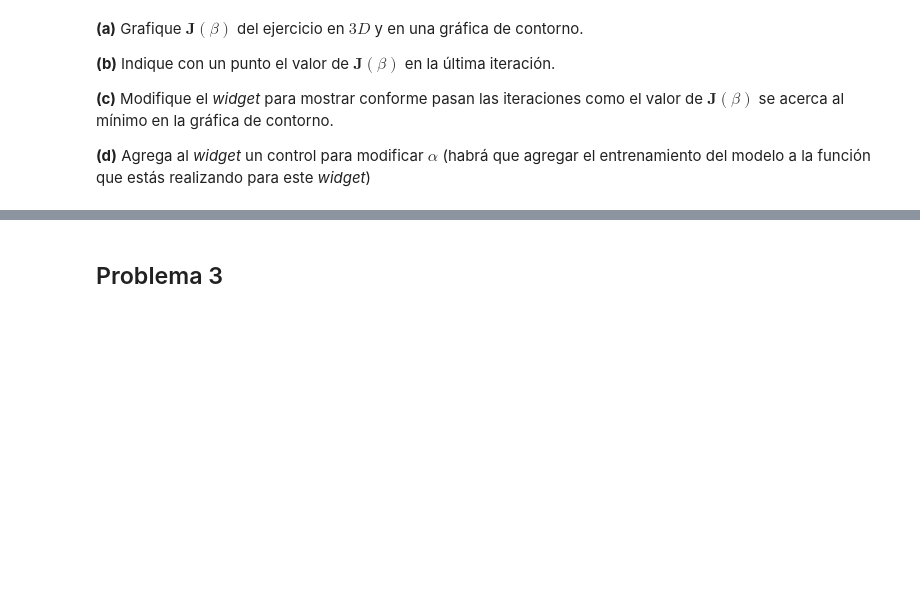
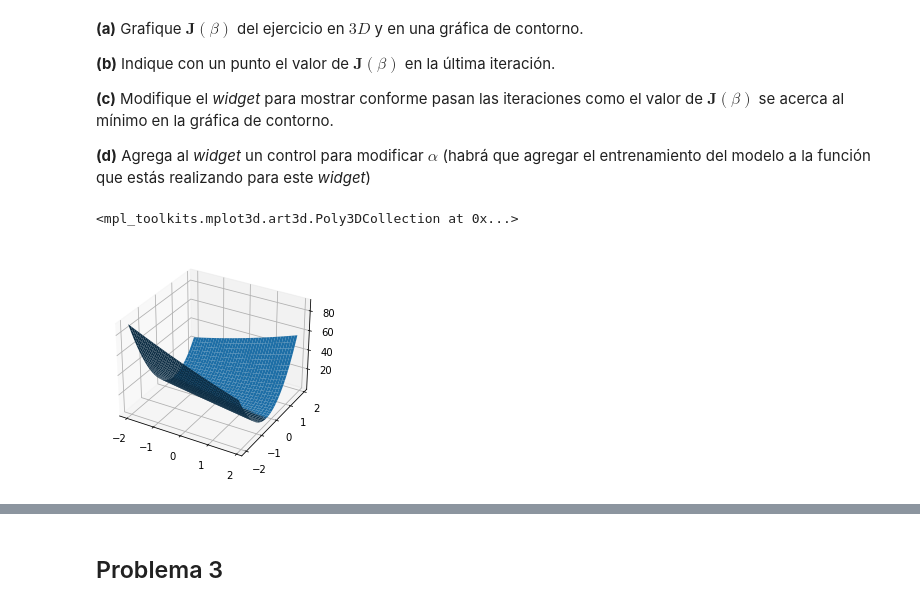
Before and after one commit to Skalas/Matematicas-Computacionales-fall2021, a Jupyter notebook: Juanje82/Tarea_1.ipynb, the cells around one changed output, grey strips where cells are left out. Drawn from its saved outputs; the diff is of its cells as text; code cells hidden in the pictures; blank space fills up the shorter version.

```diff
--- a/Juanje82/Tarea_1.ipynb
+++ b/Juanje82/Tarea_1.ipynb
@@ -66,0 +132,21 @@ altura = np.loadtxt('data/altura.dat')
+# %%
+#Bajamos los datos
+edad=np.loadtxt('data/edad.dat')
+altura=np.loadtxt('data/altura.dat')
+#Definimos la función de costos J
+def J(beta0, beta1):
+    m=len(edad)
+    c=0
+    for i in range(m):
+        c +=((altura[i]-beta0-beta1*edad[i])**2)/(2*m)
+    return c
+b0=np.arange(-2,2,0.1)
+b1=np.arange(-2,2,0.1)
+B0,B1=np.meshgrid(b0,b1)
+# %%
+fig = plt.figure()
+ax = fig.add_subplot(projection='3d')
+ax.plot_surface(B0,B1,J(B0,B1))
+# %% [output]
+<mpl_toolkits.mplot3d.art3d.Poly3DCollection at 0x...>
+[figure, added]
```
Also changed, not shown: parts of 11 cells of this notebook.
